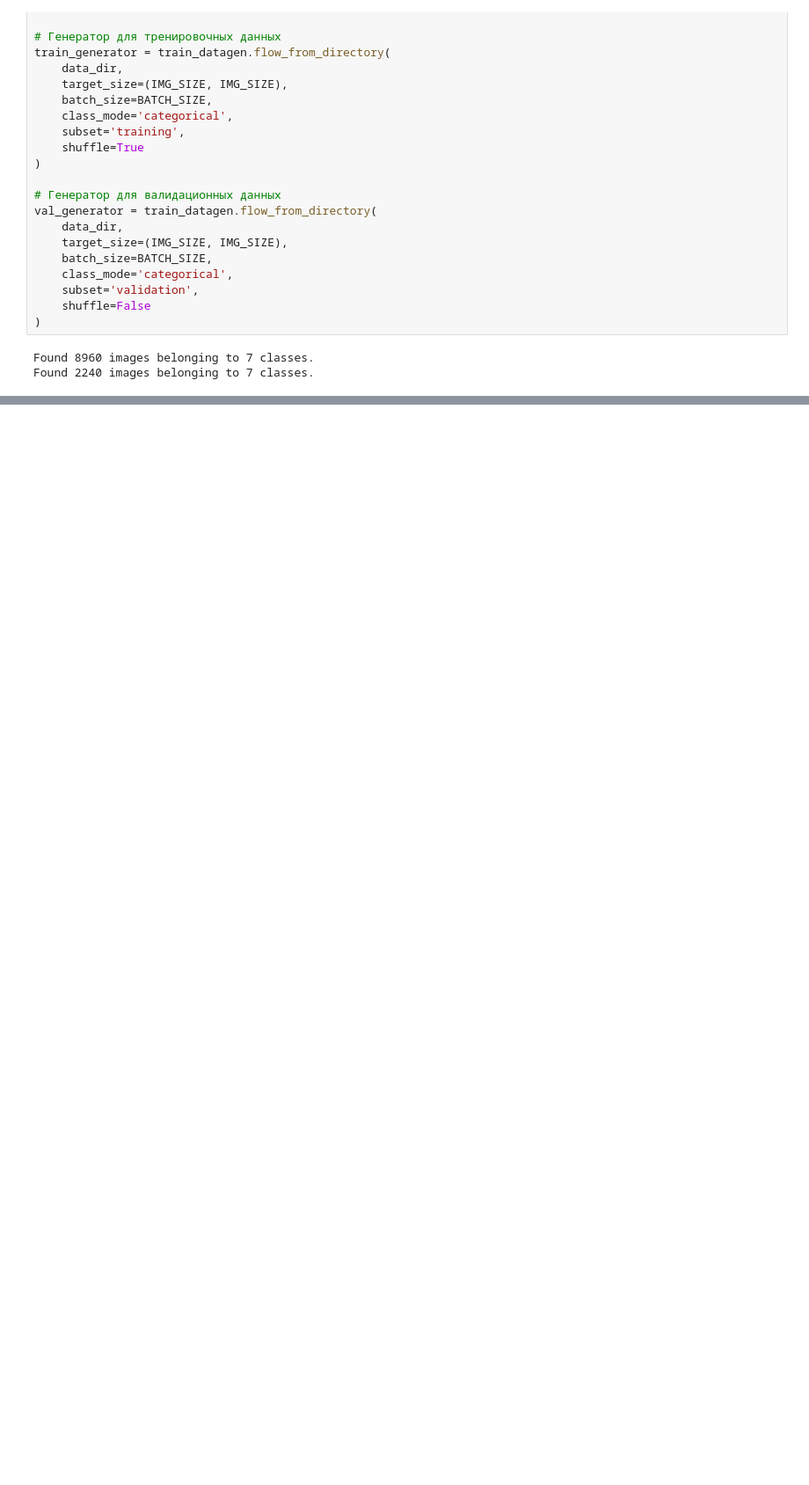
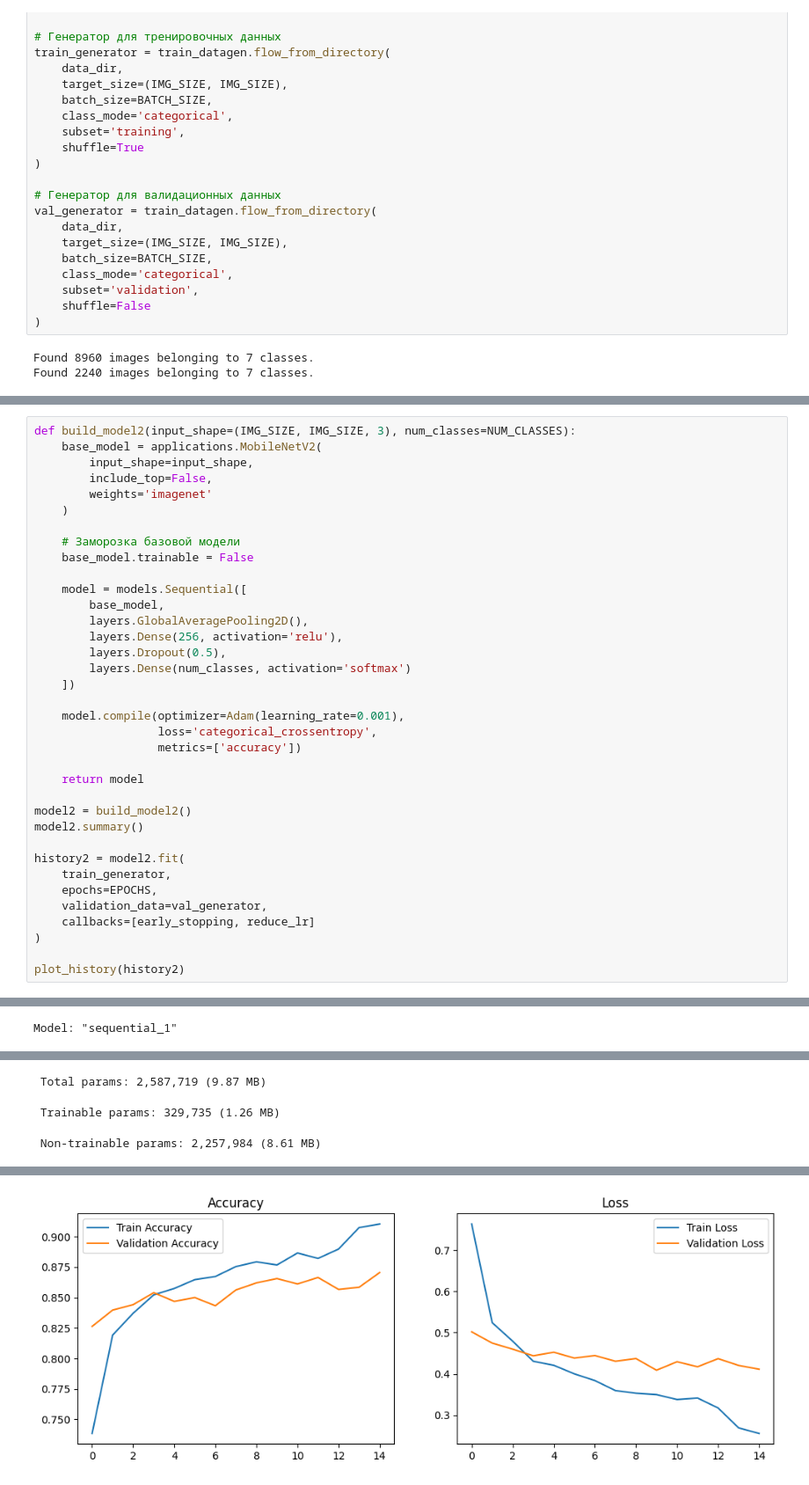
Before and after one commit to AnastasiyaMartynova/termpaper_6sem, a Jupyter notebook: main.ipynb, the cells around one changed output, grey strips where cells are left out. Shown: that part at 88% size. Drawn from its saved outputs; the diff is of its cells as text; blank space fills up the shorter version.

```diff
--- a/main.ipynb
+++ b/main.ipynb
@@ -153,0 +259,37 @@ Found 2240 images belonging to 7 classes.
+# %%
+def build_model2(input_shape=(IMG_SIZE, IMG_SIZE, 3), num_classes=NUM_CLASSES):
+    base_model = applications.MobileNetV2(
+        input_shape=input_shape,
+        include_top=False,
+        weights='imagenet'
+    )
+
+    # Заморозка базовой модели
+    base_model.trainable = False
+
+    model = models.Sequential([
+        base_model,
+        layers.GlobalAveragePooling2D(),
+        layers.Dense(256, activation='relu'),
+        layers.Dropout(0.5),
+        layers.Dense(num_classes, activation='softmax')
+    ])
+
+    model.compile(optimizer=Adam(learning_rate=0.001),
+                  loss='categorical_crossentropy',
+                  metrics=['accuracy'])
+
+    return model
+
+model2 = build_model2()
+model2.summary()
+
+history2 = model2.fit(
+    train_generator,
+    epochs=EPOCHS,
+    validation_data=val_generator,
+    callbacks=[early_stopping, reduce_lr]
+)
+
+plot_history(history2)
+# %% [output]
@@ -153,0 +298 @@ Found 2240 images belonging to 7 classes.
+Model: "sequential_1"
@@ -153,0 +314,3 @@ Found 2240 images belonging to 7 classes.
+ Total params: 2,587,719 (9.87 MB)
+ Trainable params: 329,735 (1.26 MB)
+ Non-trainable params: 2,257,984 (8.61 MB)
@@ -153,0 +334 @@ Found 2240 images belonging to 7 classes.
+[figure, added]
```
Also changed, not shown: parts of 6 cells of this notebook, 2 other files.
